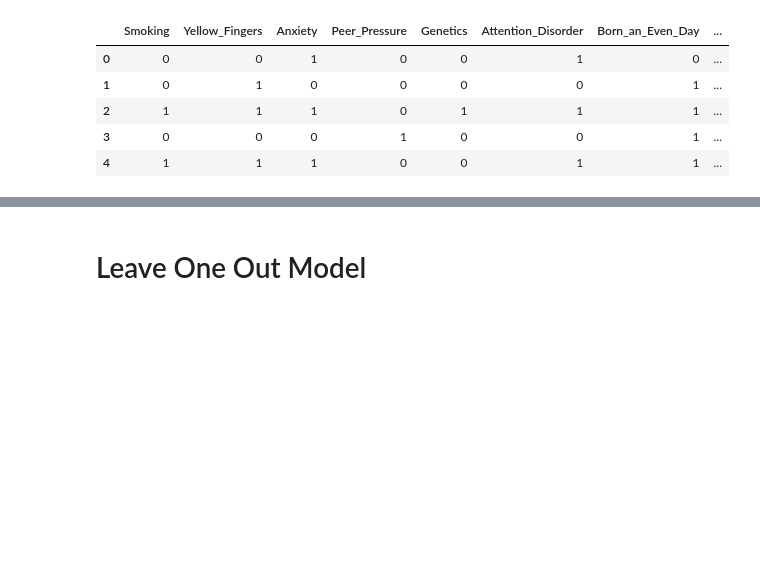
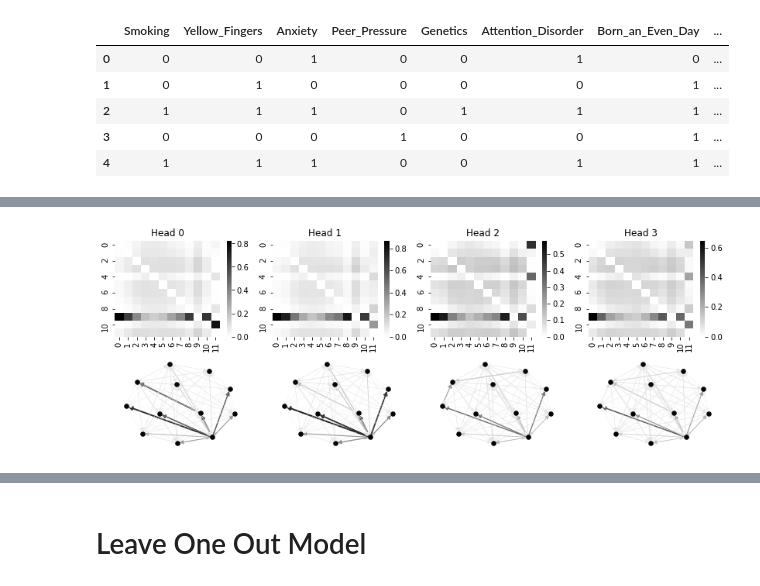
Before and after one commit to jvrana/deep-learning-guides, a Jupyter notebook: notebooks/annotated_universal_graph_transformer/causes_of_lung_cancer/causes_of_lung_cancer.ipynb, the cells around one changed output, grey strips where cells are left out. Drawn from its saved outputs; the diff is of its cells as text; code cells hidden in the pictures; blank space fills up the shorter version.

```diff
--- a/notebooks/annotated_universal_graph_transformer/causes_of_lung_cancer/causes_of_lung_cancer.ipynb
+++ b/notebooks/annotated_universal_graph_transformer/causes_of_lung_cancer/causes_of_lung_cancer.ipynb
@@ -271,0 +440,49 @@ torch.Size([23])
+# %%
+import seaborn as sns
+import networkx as nx
+
+
+def to_nxg(g: dgl.DGLGraph) -> nx.DiGraph:
+    nxg = nx.DiGraph(g.to_networkx())
+    return nxg
+
+def plot_graph(g: dgl.DGLGraph, ax=None, prog='neato', **kwargs):
+    nxg = to_nxg(g)
+    pos = nx.nx_agraph.pygraphviz_layout(nxg, prog=prog)
+    nx.draw(nxg, pos=pos, ax=ax, **kwargs)
+    return ax, pos, nxg
+
+def attn_to_sparse(g: dgl.DGLGraph, attn: torch.Tensor):
+    n = g.number_of_nodes()
+    i = torch.stack(g.edges())
+    v = attn
+    x = torch.sparse_coo_tensor(i, v.flatten(), (n, n))
+    return x
+
+
+def plot_multihead_attention(g, attn, cmap='binary', node_color='k', node_size=30, prog='neato', scale_width=2., min_width=0.3):
+    fig, axes = plt.subplots(2, 4, figsize=(14, 5))
+    attn_arr =[]
+    for i in range(attn.size(1)):
+        ax = axes.flatten()[i]
+        ax.set_title("Head {}".format(i))
+        a = attn[:, i].detach().flatten()
+        _attn = attn_to_sparse(g, a).to_dense().numpy()
+        attn_arr.append(_attn)
+        sns.heatmap(_attn, ax=ax, linewidths=0, cmap=cmap)
+        norm = mpl.colors.Normalize(vmin=0,vmax=1.)
+        edge_colors = cm.get_cmap(cmap)(norm(a))
+        edges = g.edges()
+        edgelist = [(edges[0][i].item(), edges[1][i].item()) for i in range(g.number_of_edges())]
+
+        ax, pos, nxg = plot_graph(g, prog=prog, width=a*scale_width + min_width, edge_color=edge_colors, edgelist=edgelist, ax=axes.flatten()[i+4], node_size=node_size, node_color=node_color)
+
+def eval_network():
+    g = loaders['eval'].dataset[2]
+    net(g, g.ndata['x'], g.ndata['y'])
+    attn = net.attn.layer.attn
+    plot_multihead_attention(g, attn)
+
+eval_network()
+# %% [output]
+[figure, added]
```
Also changed, not shown: parts of 15 cells of this notebook.
